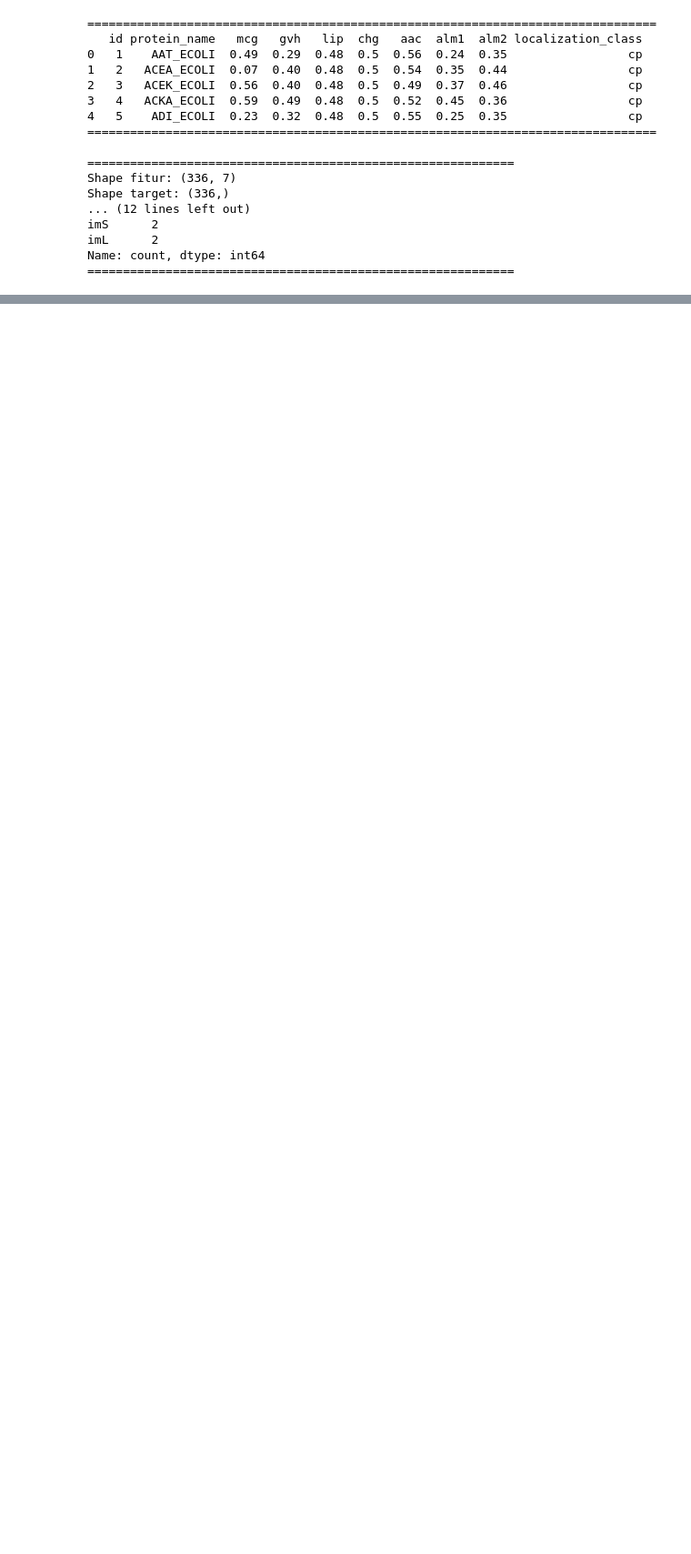
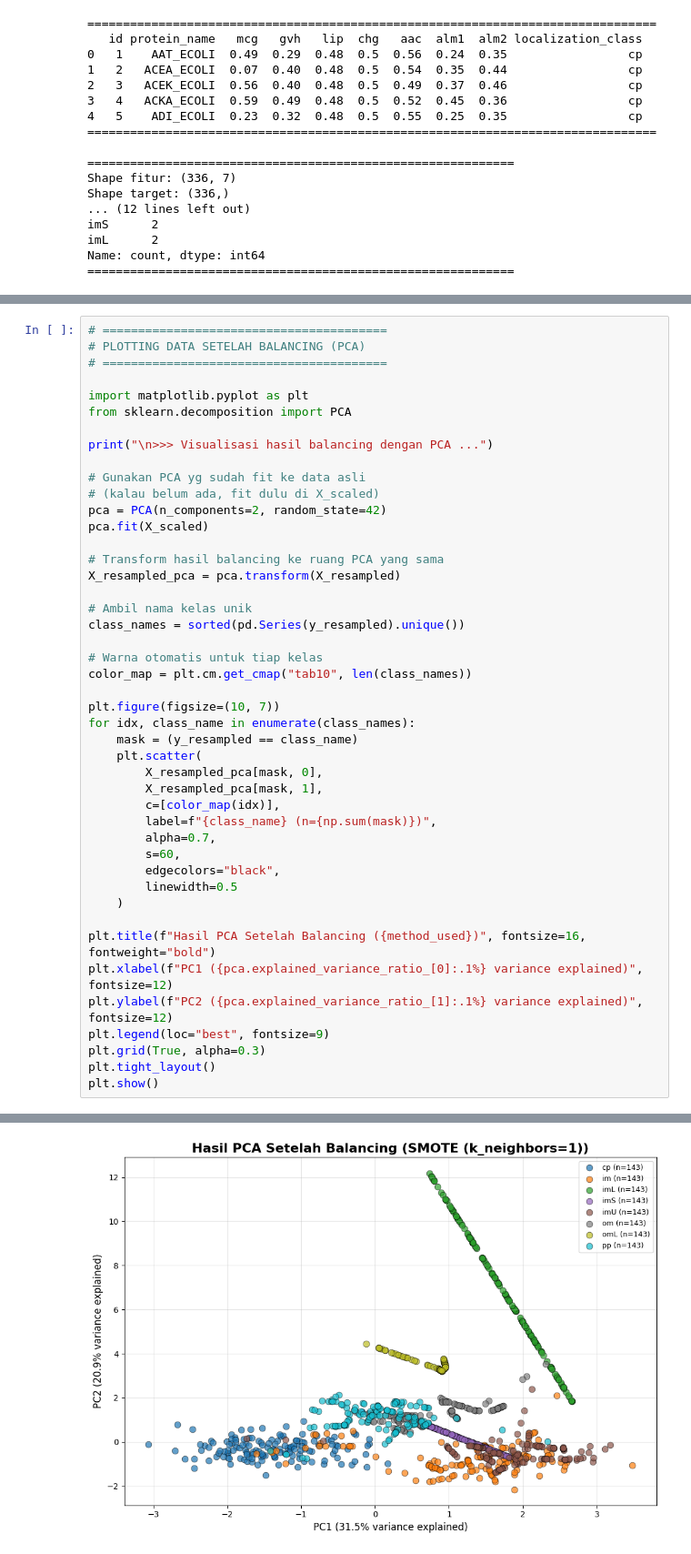
Before and after one commit to nadiatulkhoir30/PSD, a Jupyter notebook: _sources/ecoli.ipynb, the cells around one changed output, grey strips where cells are left out. Shown: that part at 91% size. Cells and saved outputs as stored; diff of their text form; blank space fills up the shorter version.

```diff
--- a/_sources/ecoli.ipynb
+++ b/_sources/ecoli.ipynb
@@ -178,0 +349,46 @@ plt.show()
+# %%
+# ========================================
+# PLOTTING DATA SETELAH BALANCING (PCA)
+# ========================================
+
+import matplotlib.pyplot as plt
+from sklearn.decomposition import PCA
+
+print("\n>>> Visualisasi hasil balancing dengan PCA ...")
+
+# Gunakan PCA yg sudah fit ke data asli
+# (kalau belum ada, fit dulu di X_scaled)
+pca = PCA(n_components=2, random_state=42)
+pca.fit(X_scaled)
+
+# Transform hasil balancing ke ruang PCA yang sama
+X_resampled_pca = pca.transform(X_resampled)
+
+# Ambil nama kelas unik
+class_names = sorted(pd.Series(y_resampled).unique())
+
+# Warna otomatis untuk tiap kelas
+color_map = plt.cm.get_cmap("tab10", len(class_names))
+
+plt.figure(figsize=(10, 7))
+for idx, class_name in enumerate(class_names):
+    mask = (y_resampled == class_name)
+    plt.scatter(
+        X_resampled_pca[mask, 0],
+        X_resampled_pca[mask, 1],
+        c=[color_map(idx)],
+        label=f"{class_name} (n={np.sum(mask)})",
+        alpha=0.7,
+        s=60,
+        edgecolors="black",
+        linewidth=0.5
+    )
+
+plt.title(f"Hasil PCA Setelah Balancing ({method_used})", fontsize=16, fontweight="bold")
+plt.xlabel(f"PC1 ({pca.explained_variance_ratio_[0]:.1%} variance explained)", fontsize=12)
+plt.ylabel(f"PC2 ({pca.explained_variance_ratio_[1]:.1%} variance explained)", fontsize=12)
+plt.legend(loc="best", fontsize=9)
+plt.grid(True, alpha=0.3)
+plt.tight_layout()
+plt.show()
+# %% [output]
@@ -178,0 +396 @@ plt.show()
+[figure, added]
```
Also changed, not shown: parts of 25 cells of this notebook, 33 other files.
